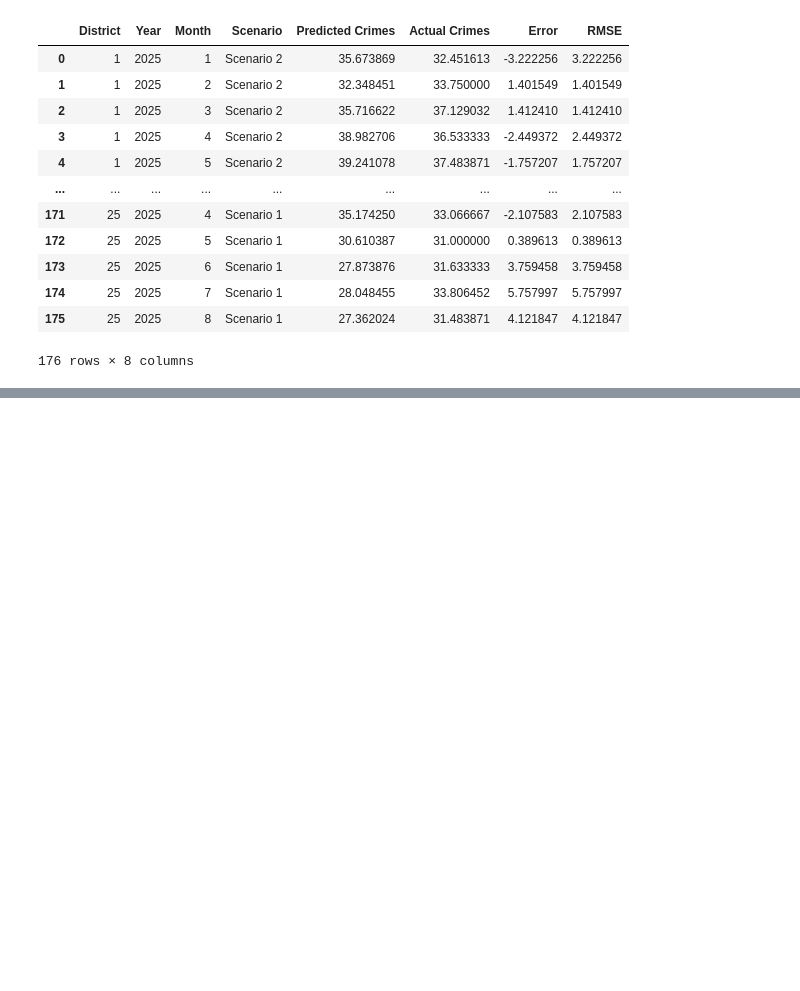
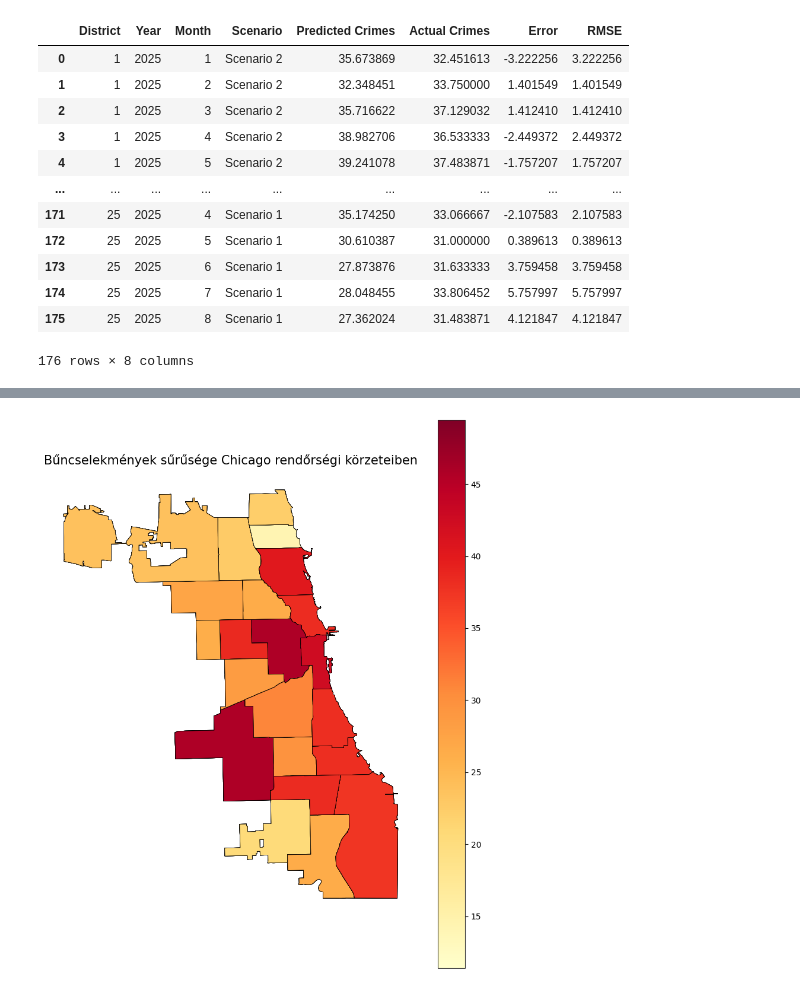
Before and after one commit to enikogyorfi/Szakdolgozat, a Jupyter notebook: Geometriai Brown mozgas.ipynb, the cells around one changed output, grey strips where cells are left out. Saved outputs shown, nothing was run; the diff lists cells and outputs as text; code cells hidden in the pictures; blank space fills up the shorter version.

```diff
--- a/Geometriai Brown mozgas.ipynb
+++ b/Geometriai Brown mozgas.ipynb
@@ -411,0 +419,37 @@ plt.show()
+# %%
+# Import geojson file for districts
+districts_gdf = gpd.read_file("data/PoliceDistrictDec2012_20251008.geojson")
+districts_gdf = districts_gdf.drop([':updated_at', ':created_at'], axis=1)
+district_crimes = df['District'].value_counts().reset_index()
+district_crimes.columns = ['District', 'Crime_Count']
+district_crimes['District'] = district_crimes['District'].astype(int)
+districts_gdf['dist_num'] = districts_gdf['dist_num'].astype(int)
+# %%
+best_predictions_map = pd.merge(
+    districts_gdf,
+    best_predictions,
+    left_on='dist_num',
+    right_on='District',
+    how='inner')
+fig, ax = plt.subplots(1, 1, figsize=(10, 12))
+fig.patch.set_facecolor('white')
+
+# A 'column' határozza meg, mi alapján színezzen (pl. esetszám)
+best_predictions_map.plot(column='Predicted Crimes',
+               ax=ax,
+               legend=True,
+               cmap='YlOrRd',
+               edgecolor='black', # Kerületek határvonala
+               linewidth=0.5)
+
+ax.set_title('Bűncselekmények sűrűsége Chicago rendőrségi körzeteiben', fontsize=15, color='black')
+ax.axis('off') # Leveszi a koordináta-tengelyeket, hogy térképnek tűnjön
+cax = fig.axes[1]
+
+# Feketére állítjuk a számokat (tick labels)
+cax.tick_params(labelcolor='black', color='black')
+
+plt.savefig('docs/Szakdolgozat docs/Images/Results_img/gbm_predicted_heatmap.png', dpi=300, bbox_inches='tight', facecolor='white')
+plt.show()
+# %% [output]
+[figure, added]
```
Also changed, not shown: parts of 10 cells of this notebook, 5 other files.
